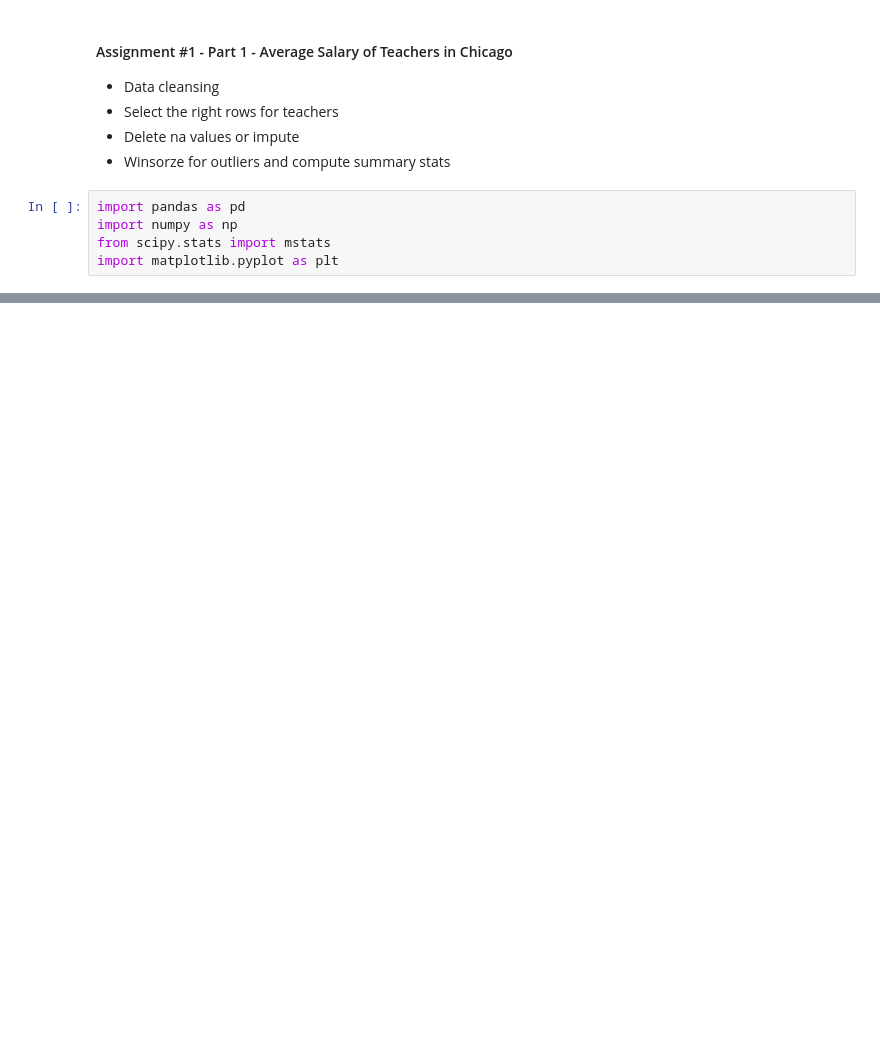
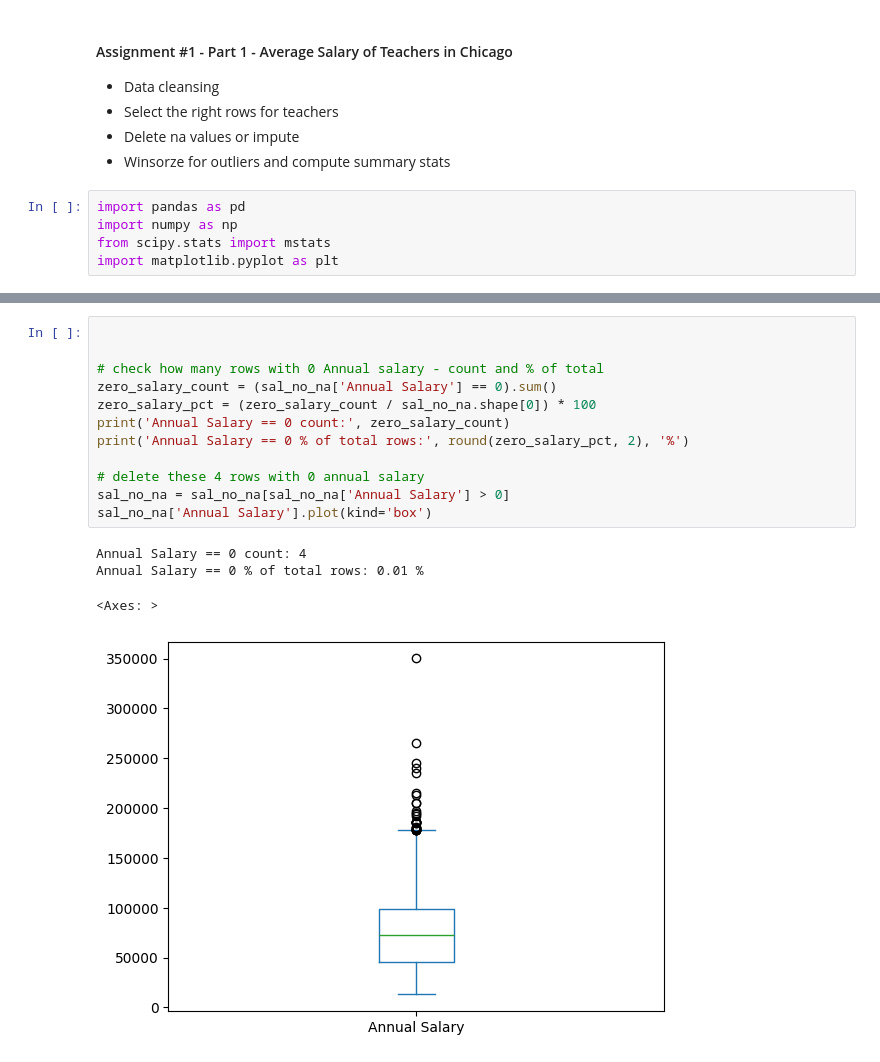
Before and after one commit to code-better-everyday/mas, a Jupyter notebook: CSP571/src/assignment1.ipynb, the cells around one changed output, grey strips where cells are left out. Saved outputs shown, nothing was run; the diff lists cells and outputs as text; blank space fills up the shorter version.

```diff
--- a/CSP571/src/assignment1.ipynb
+++ b/CSP571/src/assignment1.ipynb
@@ -76 +51,18 @@ teachers_nonull['Annual Salary'].plot(kind='box')
+# %%
+
+
+# check how many rows with 0 Annual salary - count and % of total
+zero_salary_count = (sal_no_na['Annual Salary'] == 0).sum()
+zero_salary_pct = (zero_salary_count / sal_no_na.shape[0]) * 100
+print('Annual Salary == 0 count:', zero_salary_count)
+print('Annual Salary == 0 % of total rows:', round(zero_salary_pct, 2), '%')
+
+# delete these 4 rows with 0 annual salary
+sal_no_na = sal_no_na[sal_no_na['Annual Salary'] > 0]
+sal_no_na['Annual Salary'].plot(kind='box')
+# %% [output]
+Annual Salary == 0 count: 4
+Annual Salary == 0 % of total rows: 0.01 %
+<Axes: >
+[figure, added]
 # %%
```
Also changed, not shown: parts of 20 cells of this notebook, 17 other files.
